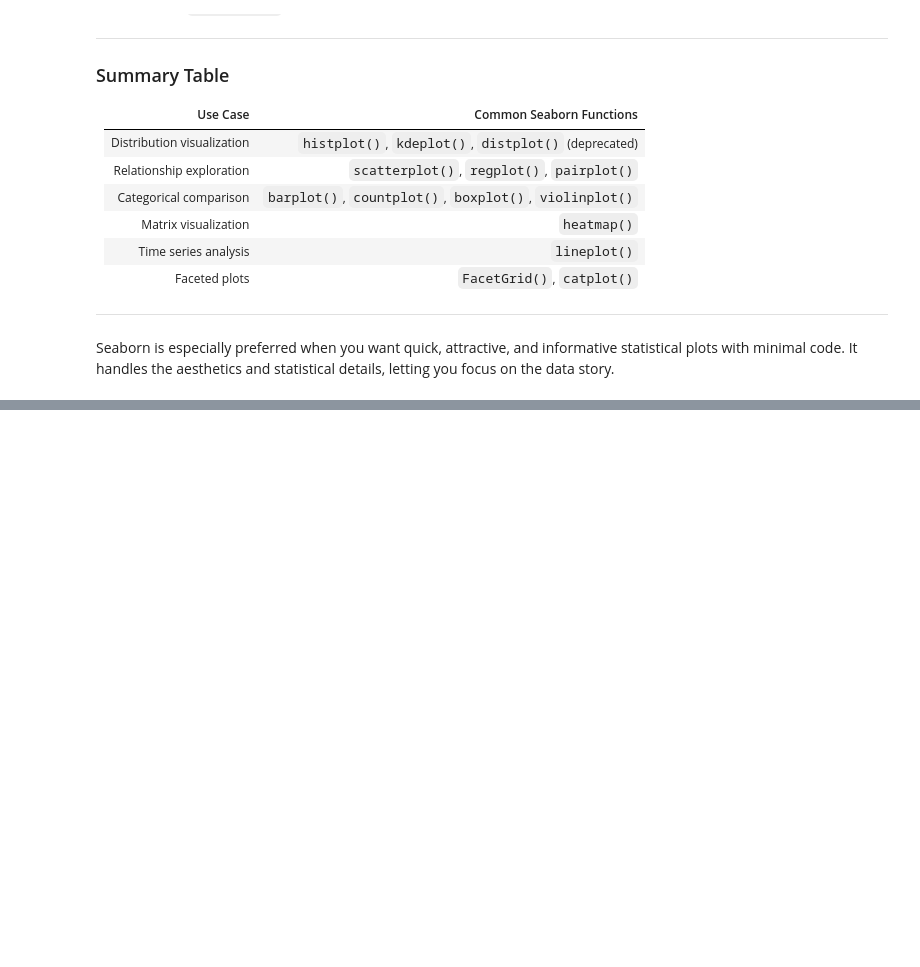
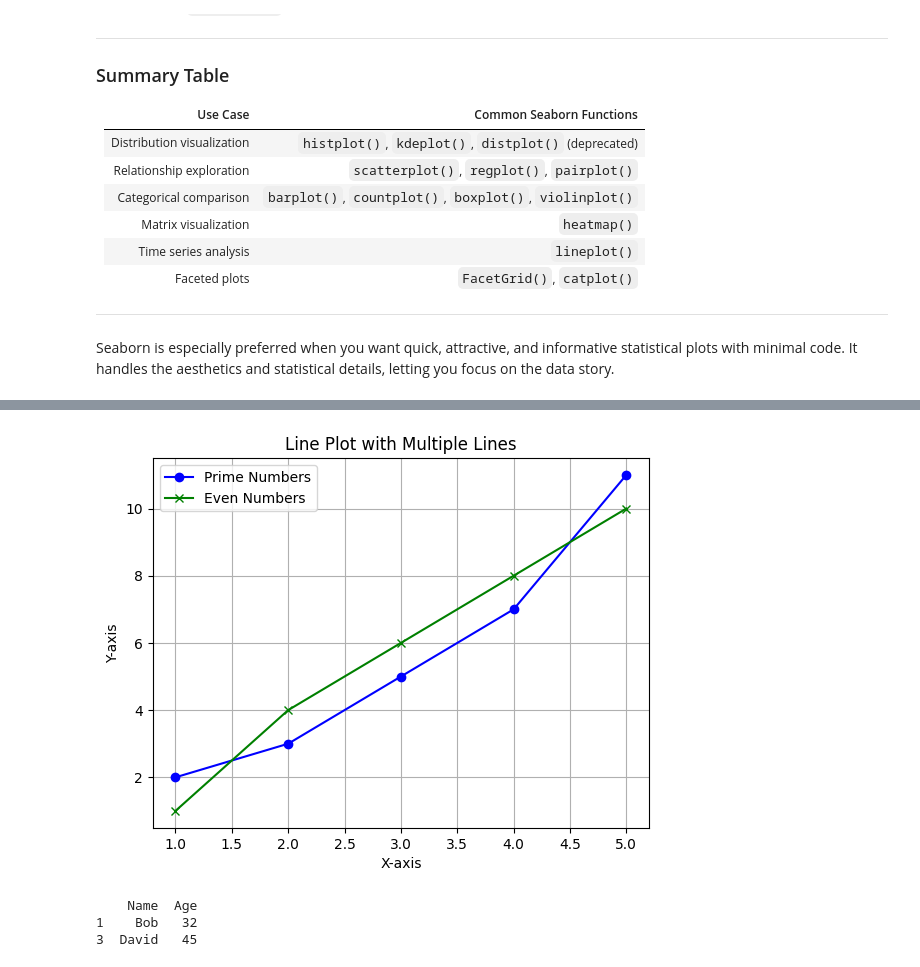
Before and after one commit to fp05107/PW_Skills_Assignments, a Jupyter notebook: Milestone_1_Python/DataToolkit.ipynb, the cells around one changed output, grey strips where cells are left out. Saved outputs shown, nothing was run; the diff lists cells and outputs as text; code cells hidden in the pictures; blank space fills up the shorter version.

```diff
--- a/Milestone_1_Python/DataToolkit.ipynb
+++ b/Milestone_1_Python/DataToolkit.ipynb
@@ -376,0 +468,37 @@ Seaborn is especially preferred when you want quick, attractive, and informative
+# %%
+# 8. Create a line plot with multiple lines using Matplotlib.
+
+x = [1, 2, 3, 4, 5]
+y1 = [2, 3, 5, 7, 11]
+y2 = [1, 4, 6, 8, 10]
+
+plt.plot(x, y1, label='Prime Numbers', color='blue', marker='o')
+plt.plot(x, y2, label='Even Numbers', color='green', marker='x')
+
+plt.title("Line Plot with Multiple Lines")
+plt.xlabel("X-axis")
+plt.ylabel("Y-axis")
+
+plt.legend()
+
+plt.grid(True)
+plt.show()
+# %% [output]
+[figure, added]
+# %%
+# 9. Generate a Pandas DataFrame and filter rows where a column value is greater than a threshold.
+
+data = {
+    'Name': ['Alice', 'Bob', 'Charlie', 'David'],
+    'Age': [25, 32, 18, 45]
+}
+
+df = pd.DataFrame(data)
+
+filtered_df = df[df['Age'] > 30]
+
+print(filtered_df)
+# %% [output]
+    Name  Age
+1    Bob   32
+3  David   45
```
Also changed, not shown: parts of 12 cells of this notebook.
